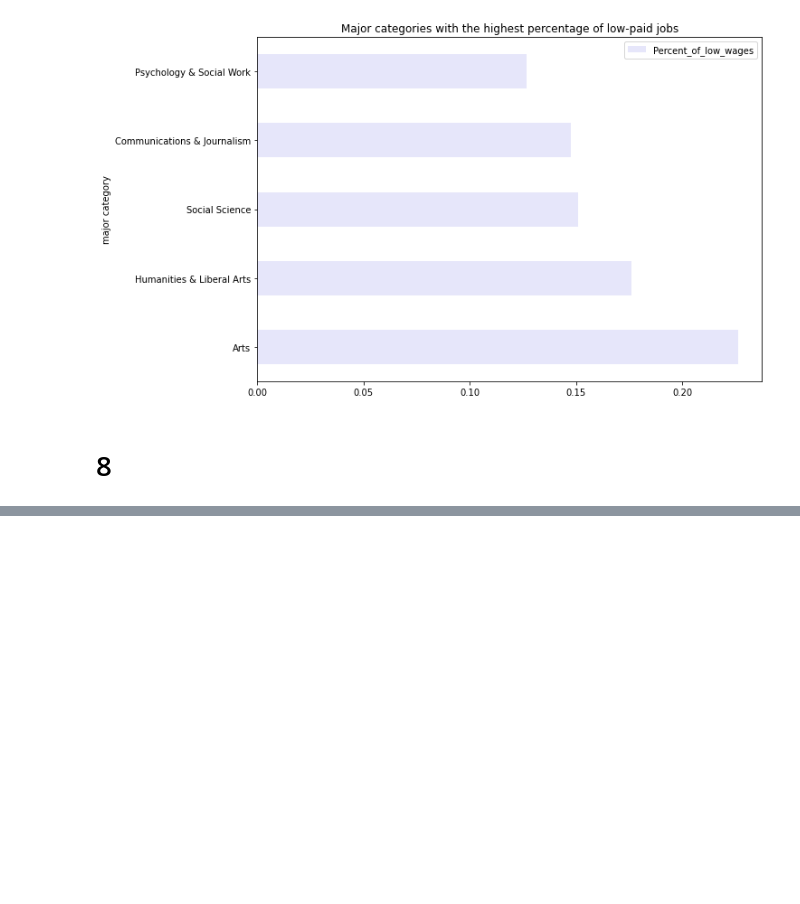
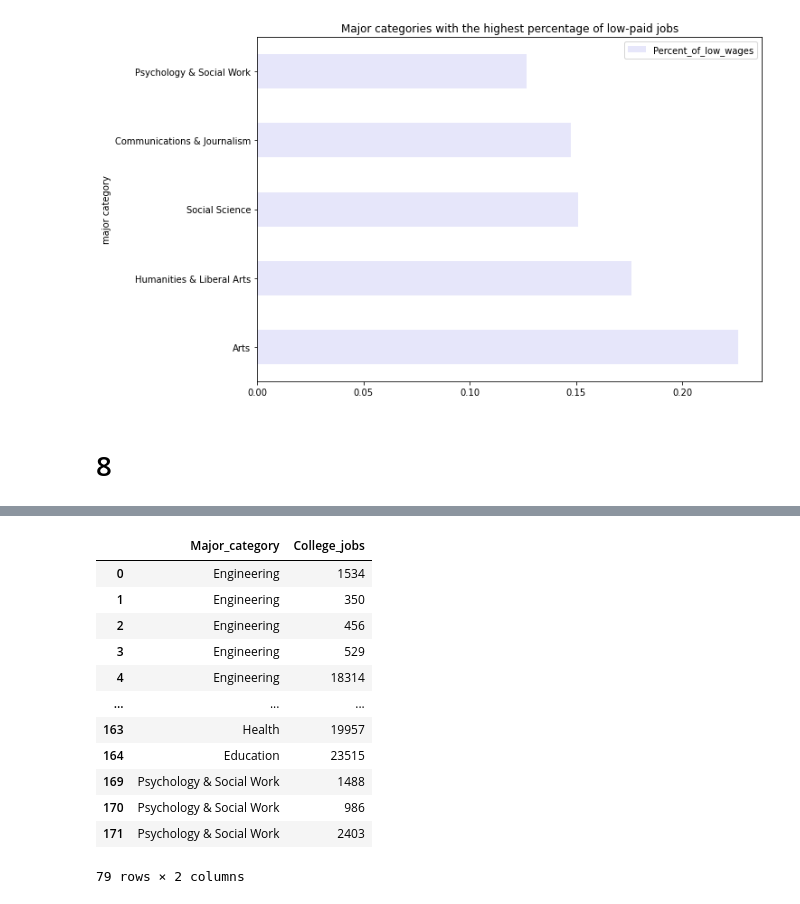
Before and after one commit to varvara2510/python_viz, a Jupyter notebook: HACKATON_final.ipynb, the cells around one changed output, grey strips where cells are left out. Drawn from its saved outputs; the diff is of its cells as text; code cells hidden in the pictures; blank space fills up the shorter version.

```diff
--- a/HACKATON_final.ipynb
+++ b/HACKATON_final.ipynb
@@ -248,0 +259,17 @@ lw_top.plot.barh(title = 'Major categories with the highest percentage of low-pa
+# %%
+col_jobs = df[df['College_jobs'] > df['Non_college_jobs']]
+col_jobs[['Major_category', 'College_jobs']]
+# %% [output]
+|  | Major_category | College_jobs |
+| 0 | Engineering | 1534 |
+| 1 | Engineering | 350 |
+| 2 | Engineering | 456 |
+| 3 | Engineering | 529 |
+| 4 | Engineering | 18314 |
+| ... | ... | ... |
+| 163 | Health | 19957 |
+| 164 | Education | 23515 |
+| 169 | Psychology & Social Work | 1488 |
+| 170 | Psychology & Social Work | 986 |
+| 171 | Psychology & Social Work | 2403 |
+79 rows × 2 columns
```
Also changed, not shown: parts of 3 cells of this notebook.
